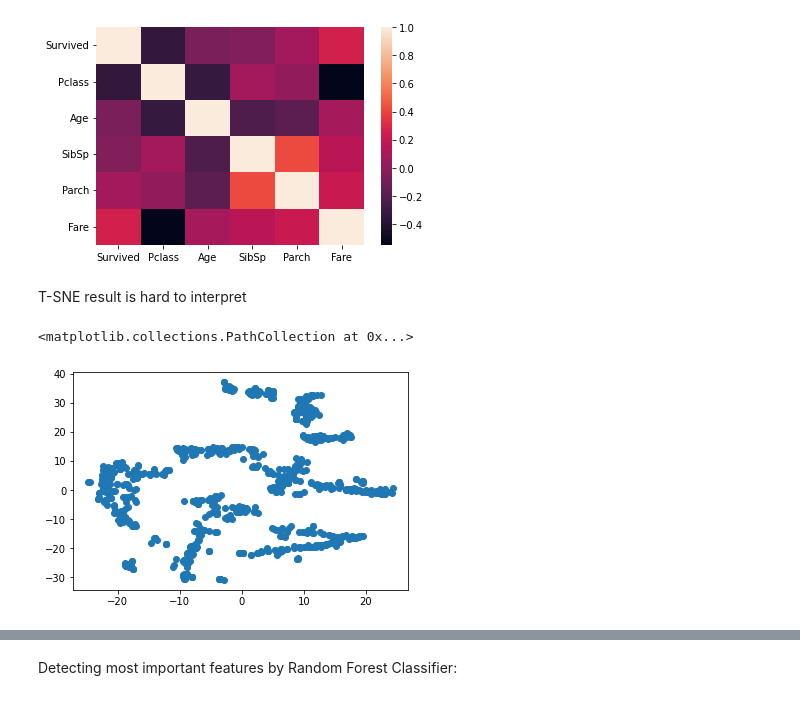
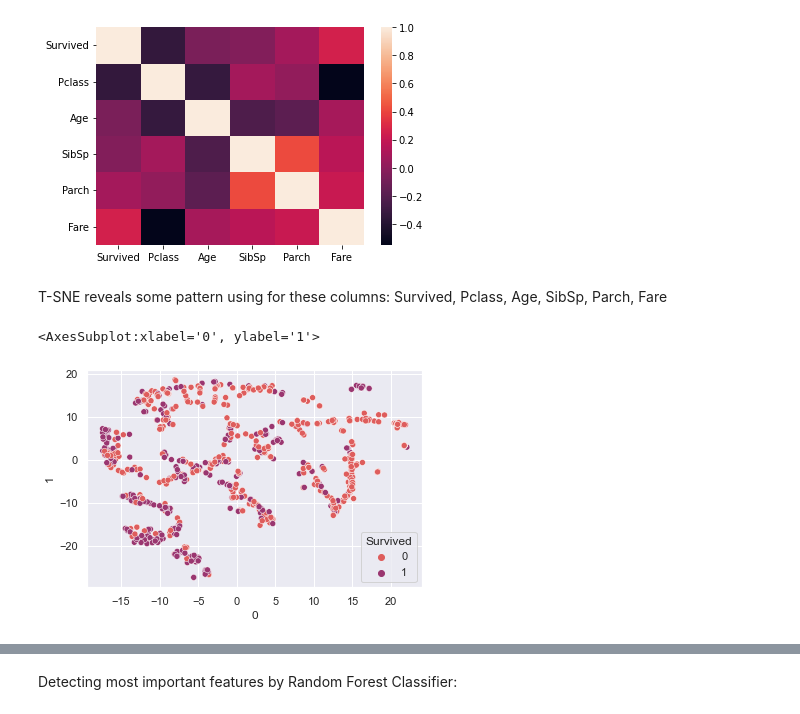
Before and after one commit to dolium/ml_course_project_bogdan_salyp, a Jupyter notebook: titanic_model.ipynb, the cells around one changed output, grey strips where cells are left out. Drawn from its saved outputs; the diff is of its cells as text; code cells hidden in the pictures.

Commit message:
Concise implementation of T-SNE, scatter style changed, feature importances section updated

```diff
--- a/titanic_model.ipynb
+++ b/titanic_model.ipynb
@@ -99,14 +99,19 @@ sns.heatmap(corr)
 <AxesSubplot:>
 [figure]
 # %% [markdown]
-T-SNE result is hard to interpret
+T-SNE reveals some pattern using for these columns: Survived,	Pclass,	 Age,	SibSp,	Parch,	Fare
 # %%
 from sklearn.manifold import TSNE
-compressed = TSNE(n_components=2, learning_rate=1000, min_grad_norm = 0.0005,
+compressed = TSNE(n_components=2, learning_rate=10, min_grad_norm = 0.0005,
 init='random', n_jobs = 4).fit_transform(trainencoded[trainencoded.columns[-6:161]])
+tsne_ds = pd.concat([traindata["Survived"], pd.DataFrame(compressed)], axis = 1)
 # %%
-import matplotlib
-matplotlib.pyplot.scatter(compressed[:,0], compressed[:,1])
+import seaborn as sns
+import matplotlib.pyplot as plt
+palette = sns.color_palette("flare",2)
+sns.set_theme(palette = palette)
+f, ax = plt.subplots()
+sns.scatterplot(data = tsne_ds, x = 0, y = 1, hue = "Survived")
 # %% [output]
-<matplotlib.collections.PathCollection at 0x...>
+<AxesSubplot:xlabel='0', ylabel='1'>
-[figure, old version]
+[figure, new version]
```
Also changed, not shown: parts of 7 cells of this notebook.
